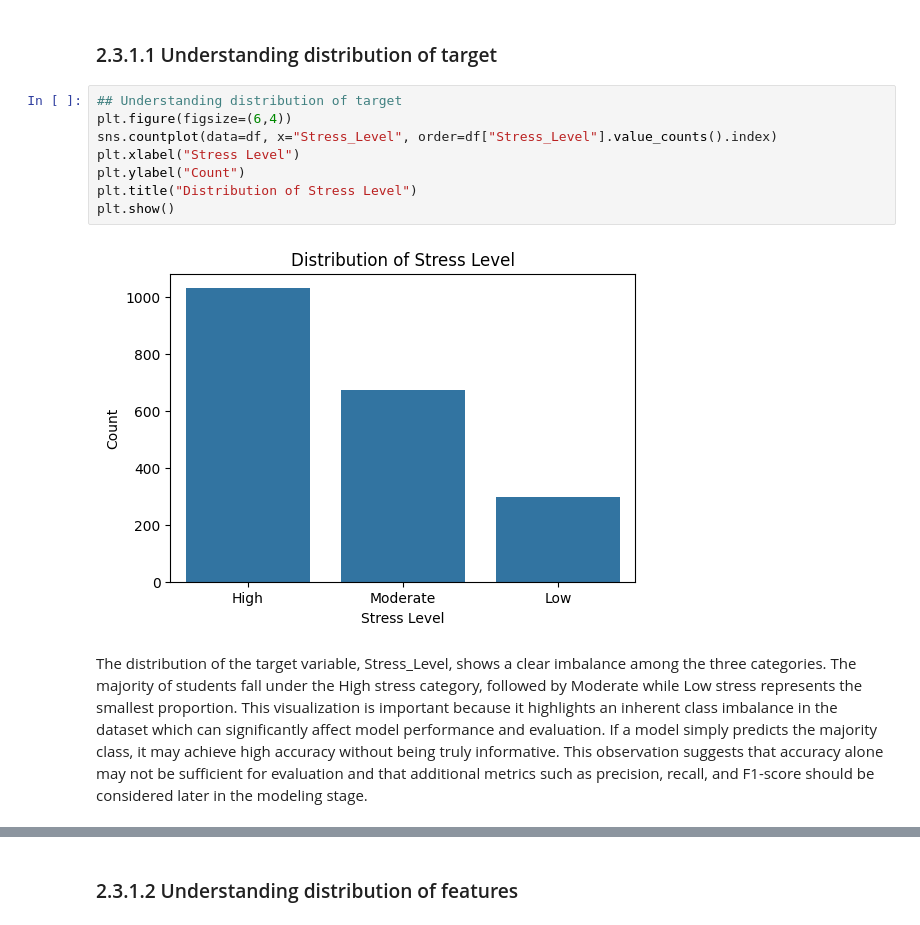
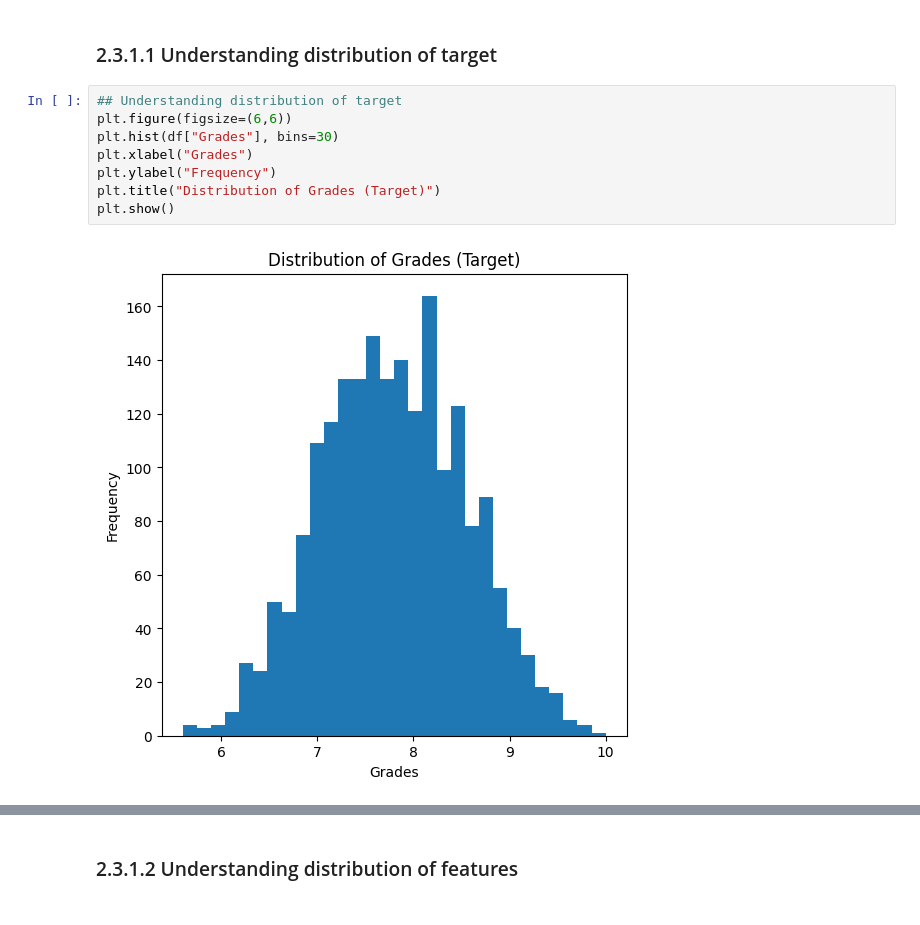
Before and after one commit to thiri-wah/mldp_project, a Jupyter notebook: MLDP Program Codes Submission Template (1).ipynb, the cells around one changed output, grey strips where cells are left out. Cells and saved outputs as stored; diff of their text form.

```diff
--- a/MLDP Program Codes Submission Template (1).ipynb
+++ b/MLDP Program Codes Submission Template (1).ipynb
@@ -162,13 +155,11 @@ Numeric columns: ['Student_ID', 'Study_Hours_Per_Day', 'Extracurricular_Hours_Pe
 ### 2.3.1.1 Understanding distribution of target
 # %%
 ## Understanding distribution of target
-plt.figure(figsize=(6,4))
-sns.countplot(data=df, x="Stress_Level", order=df["Stress_Level"].value_counts().index)
-plt.xlabel("Stress Level")
-plt.ylabel("Count")
-plt.title("Distribution of Stress Level")
+plt.figure(figsize=(6,6))
+plt.hist(df["Grades"], bins=30)
+plt.xlabel("Grades")
+plt.ylabel("Frequency")
+plt.title("Distribution of Grades (Target)")
 plt.show()
 # %% [output]
-[figure, old version]
+[figure, new version]
-# %% [markdown]
-The distribution of the target variable, Stress_Level, shows a clear imbalance among the three categories. The majority of students fall under the High stress category, followed by Moderate while Low stress represents the smallest proportion. This visualization is important because it highlights an inherent class imbalance in the dataset which can significantly affect model performance and evaluation. If a model simply predicts the majority class, it may achieve high accuracy without being truly informative. This observation suggests that accuracy alone may not be sufficient for evaluation and that additional metrics such as precision, recall, and F1-score should be considered later in the modeling stage.
```
Also changed, not shown: parts of 42 cells of this notebook.
